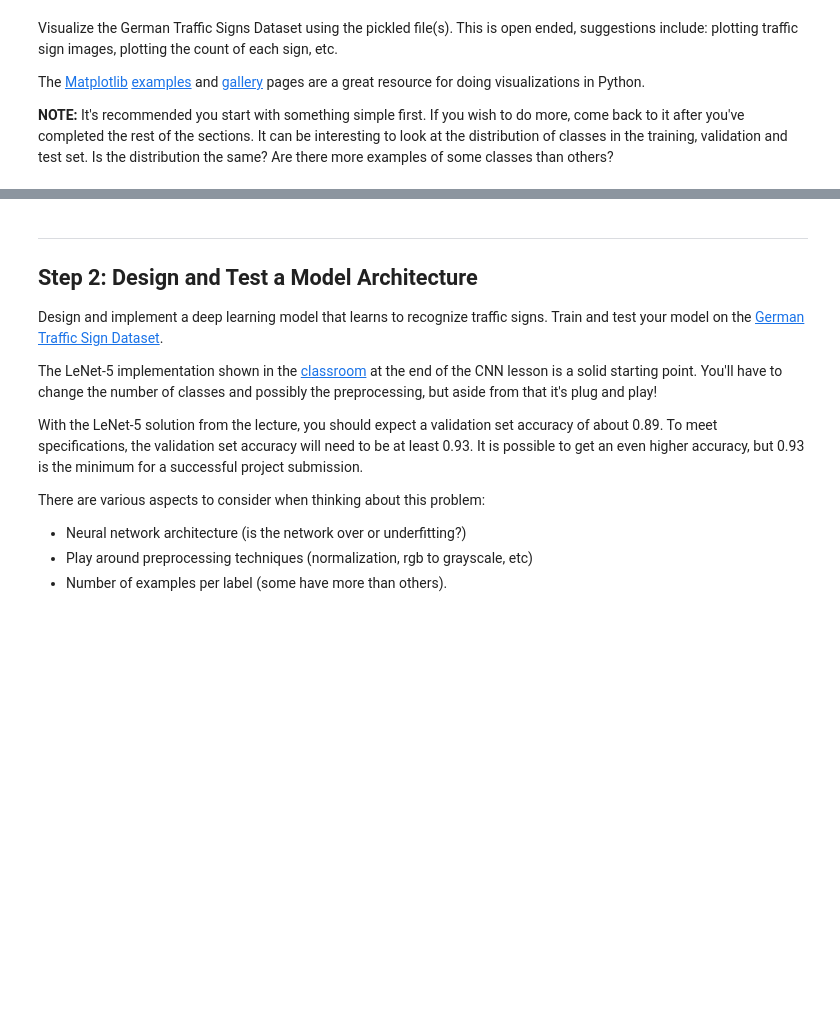
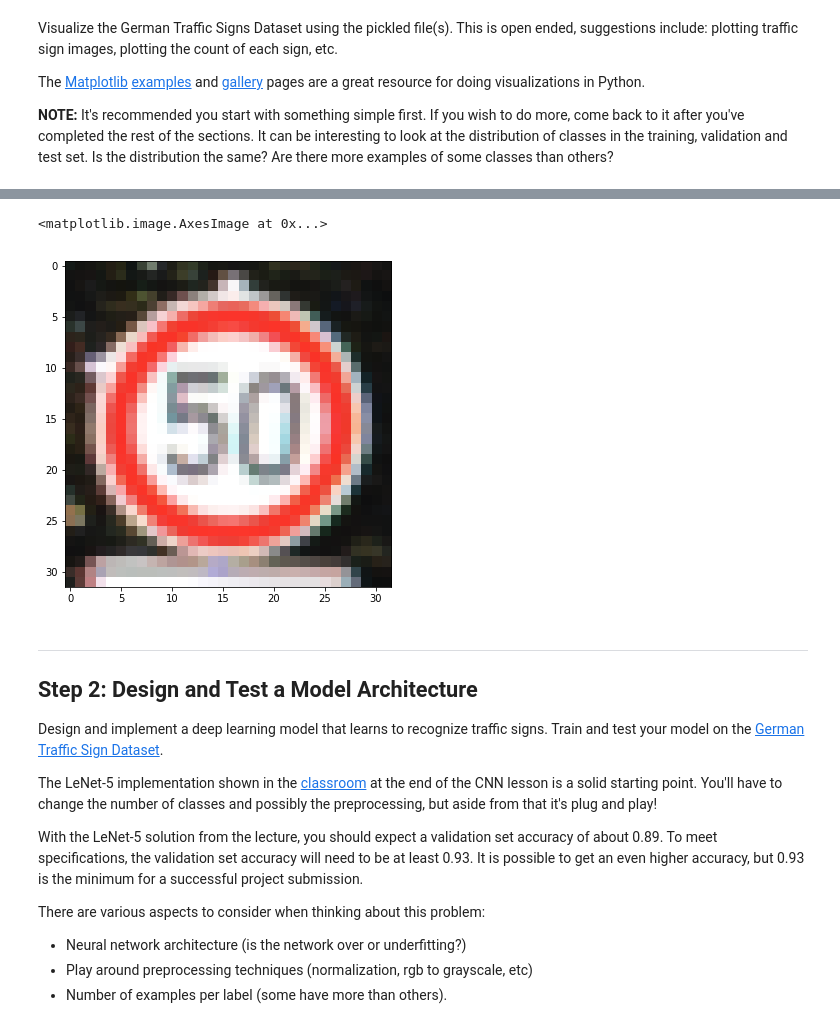
Before and after one commit to JahanAjani/CarND-Traffic-Sign-Classifier-Project, a Jupyter notebook: Traffic_Sign_Classifier.ipynb, the cells around one changed output, grey strips where cells are left out. Drawn from its saved outputs; the diff is of its cells as text; code cells hidden in the pictures; blank space fills up the shorter version.

```diff
--- a/Traffic_Sign_Classifier.ipynb
+++ b/Traffic_Sign_Classifier.ipynb
@@ -110,3 +121,10 @@ ax.hist(X_train, n_classes, normed=1)
+# %%
+plt.figure(figsize=(16,6))
+features = X_train[...][24]
+plt.imshow(features.squeeze())
+# %% [output]
+<matplotlib.image.AxesImage at 0x...>
+[figure, added]
 # %% [markdown]
 ----
 
```
Also changed, not shown: parts of 3 cells of this notebook.
